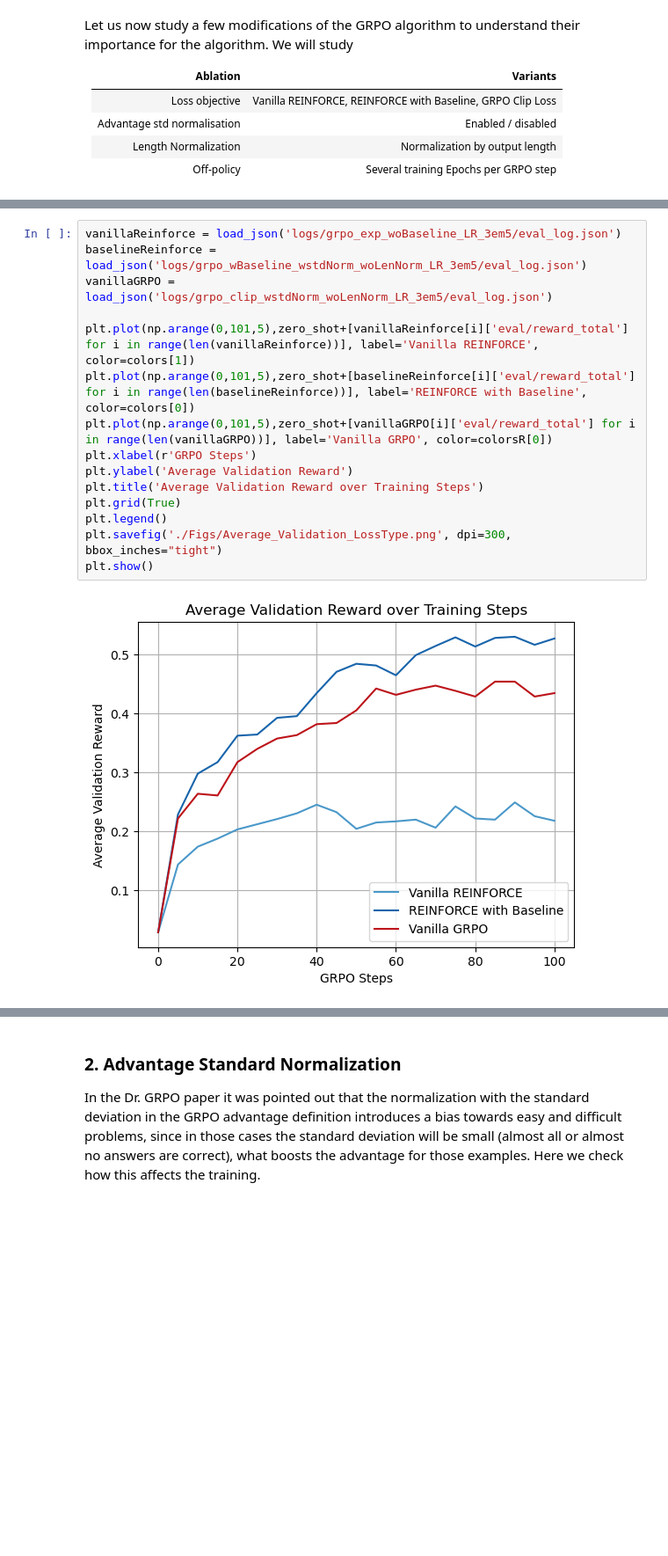
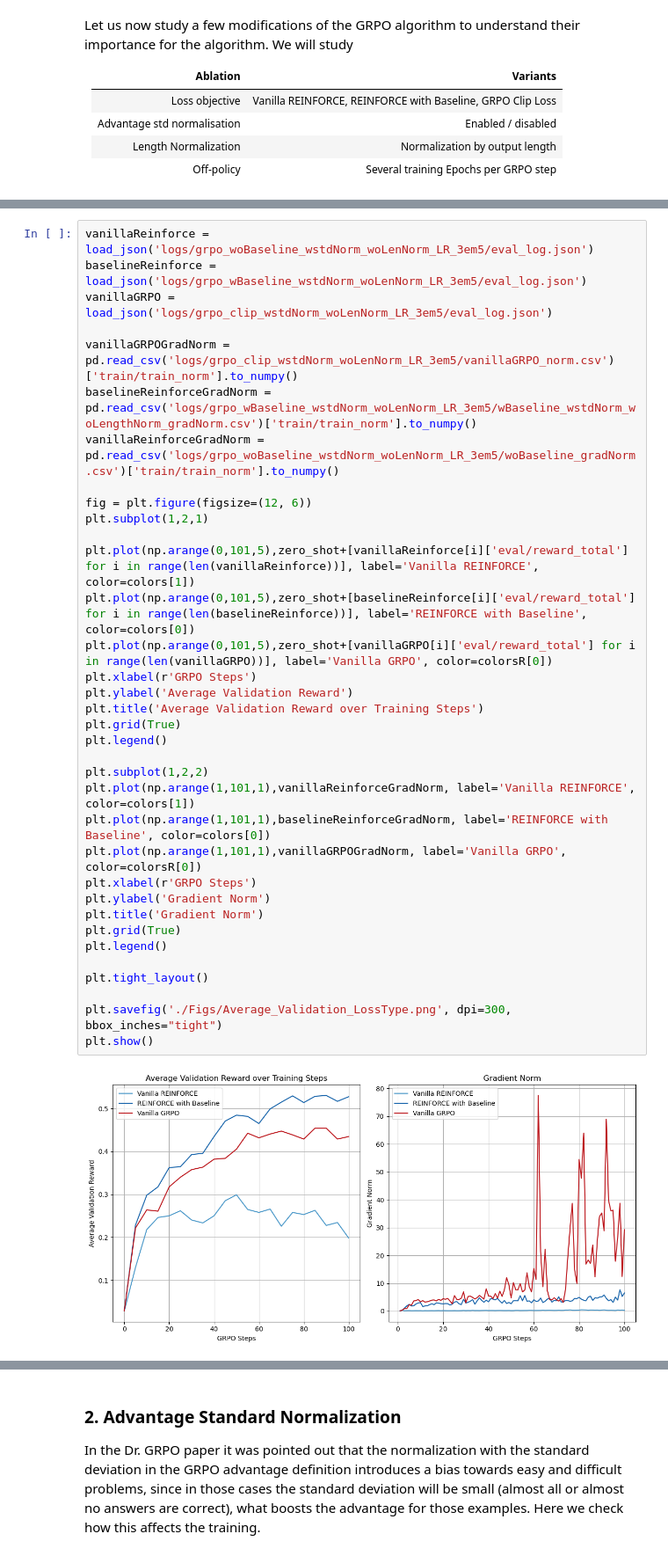
Before and after one commit to maxruhdorfer/Reasoning-Finetuning-SFT-EI-GRPO, a Jupyter notebook: plots.ipynb, the cells around one changed output, grey strips where cells are left out. Shown at 88% size. Saved outputs shown, nothing was run; the diff lists cells and outputs as text; blank space fills up the shorter version.

Commit message:
Update readme and plots

```diff
--- a/plots.ipynb
+++ b/plots.ipynb
@@ -109,18 +91,38 @@ Instead of GRPO we can use a simpler algorithm, such as vanilla REINFORCE or REI
 # %%
-vanillaReinforce = load_json('logs/grpo_exp_woBaseline_LR_3em5/eval_log.json')
+vanillaReinforce = load_json('logs/grpo_woBaseline_wstdNorm_woLenNorm_LR_3em5/eval_log.json')
 baselineReinforce = load_json('logs/grpo_wBaseline_wstdNorm_woLenNorm_LR_3em5/eval_log.json')
 vanillaGRPO = load_json('logs/grpo_clip_wstdNorm_woLenNorm_LR_3em5/eval_log.json')
+
+vanillaGRPOGradNorm = pd.read_csv('logs/grpo_clip_wstdNorm_woLenNorm_LR_3em5/vanillaGRPO_norm.csv')['train/train_norm'].to_numpy()
+baselineReinforceGradNorm = pd.read_csv('logs/grpo_wBaseline_wstdNorm_woLenNorm_LR_3em5/wBaseline_wstdNorm_woLengthNorm_gradNorm.csv')['train/train_norm'].to_numpy()
+vanillaReinforceGradNorm = pd.read_csv('logs/grpo_woBaseline_wstdNorm_woLenNorm_LR_3em5/woBaseline_gradNorm.csv')['train/train_norm'].to_numpy()
+
+fig = plt.figure(figsize=(12, 6))
+plt.subplot(1,2,1)
 
 plt.plot(np.arange(0,101,5),zero_shot+[vanillaReinforce[i]['eval/reward_total'] for i in range(len(vanillaReinforce))], label='Vanilla REINFORCE', color=colors[1])
 plt.plot(np.arange(0,101,5),zero_shot+[baselineReinforce[i]['eval/reward_total'] for i in range(len(baselineReinforce))], label='REINFORCE with Baseline', color=colors[0])
 plt.plot(np.arange(0,101,5),zero_shot+[vanillaGRPO[i]['eval/reward_total'] for i in range(len(vanillaGRPO))], label='Vanilla GRPO', color=colorsR[0])
 plt.xlabel(r'GRPO Steps')
 plt.ylabel('Average Validation Reward')
 plt.title('Average Validation Reward over Training Steps')
 plt.grid(True)
 plt.legend()
+
+plt.subplot(1,2,2)
+plt.plot(np.arange(1,101,1),vanillaReinforceGradNorm, label='Vanilla REINFORCE', color=colors[1])
+plt.plot(np.arange(1,101,1),baselineReinforceGradNorm, label='REINFORCE with Baseline', color=colors[0])
+plt.plot(np.arange(1,101,1),vanillaGRPOGradNorm, label='Vanilla GRPO', color=colorsR[0])
+plt.xlabel(r'GRPO Steps')
+plt.ylabel('Gradient Norm')
+plt.title('Gradient Norm')
+plt.grid(True)
+plt.legend()
+
+plt.tight_layout()
+
 plt.savefig('./Figs/Average_Validation_LossType.png', dpi=300, bbox_inches="tight")
 plt.show()
 # %% [output]
-[figure, old version]
+[figure, new version]
 # %% [markdown]
```
Also changed, not shown: parts of 9 cells of this notebook, 33 other files.
